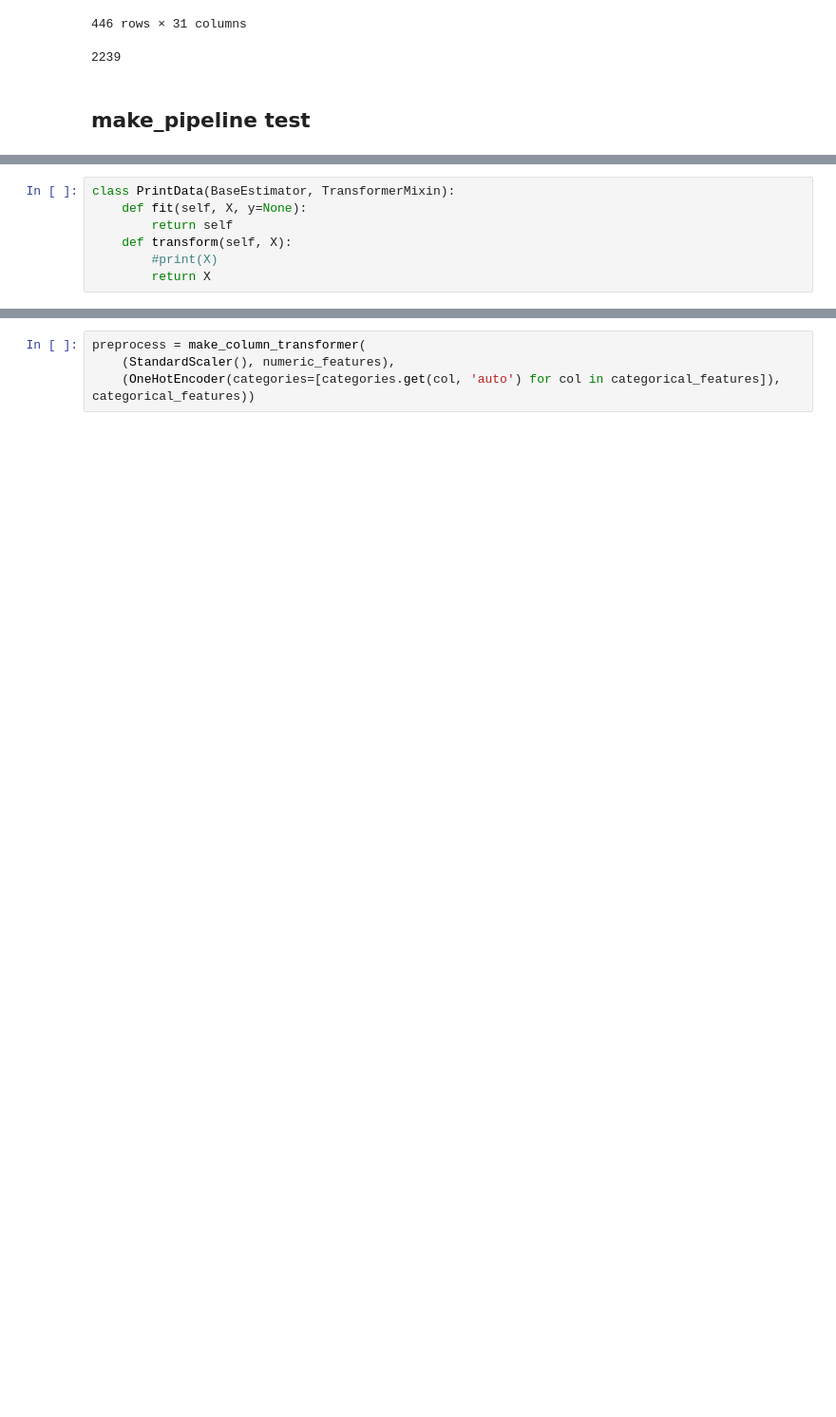
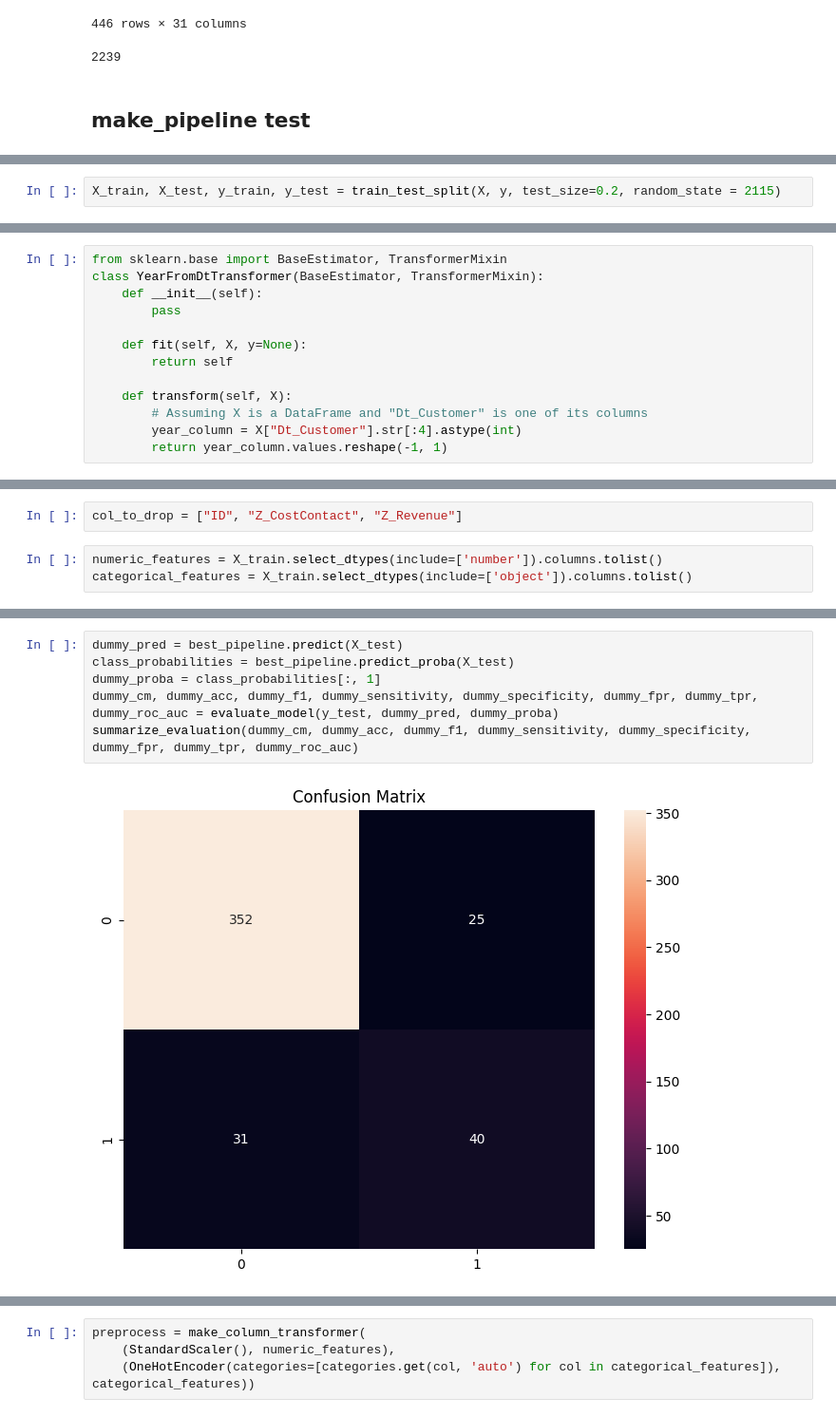
Before and after one commit to Michciak/DataGigaChads_BHL9, a Jupyter notebook: pipeline_test.ipynb, the cells around one changed output, grey strips where cells are left out. Shown at 95% size. Drawn from its saved outputs; the diff is of its cells as text; blank space fills up the shorter version.

Commit message:
learning pipeline + xgb

```diff
--- a/pipeline_test.ipynb
+++ b/pipeline_test.ipynb
@@ -114,0 +149,2 @@ class ColumnRemover(BaseEstimator, TransformerMixin):
+# %%
+X_train, X_test, y_train, y_test = train_test_split(X, y, test_size=0.2, random_state = 2115)
@@ -115,7 +176,13 @@ class ColumnRemover(BaseEstimator, TransformerMixin):
 # %%
-class PrintData(BaseEstimator, TransformerMixin):
+from sklearn.base import BaseEstimator, TransformerMixin
+class YearFromDtTransformer(BaseEstimator, TransformerMixin):
+    def __init__(self):
+        pass
+
     def fit(self, X, y=None):
         return self
+
     def transform(self, X):
-        #print(X)
-        return X
+        # Assuming X is a DataFrame and "Dt_Customer" is one of its columns
+        year_column = X["Dt_Customer"].str[:4].astype(int)
+        return year_column.values.reshape(-1, 1)
@@ -121,0 +235,5 @@ class PrintData(BaseEstimator, TransformerMixin):
+# %%
+col_to_drop = ["ID", "Z_CostContact", "Z_Revenue"]
+# %%
+numeric_features = X_train.select_dtypes(include=['number']).columns.tolist()
+categorical_features = X_train.select_dtypes(include=['object']).columns.tolist()
@@ -121,0 +372,8 @@ class PrintData(BaseEstimator, TransformerMixin):
+# %%
+dummy_pred = best_pipeline.predict(X_test)
+class_probabilities = best_pipeline.predict_proba(X_test)
+dummy_proba = class_probabilities[:, 1]
+dummy_cm, dummy_acc, dummy_f1, dummy_sensitivity, dummy_specificity, dummy_fpr, dummy_tpr, dummy_roc_auc = evaluate_model(y_test, dummy_pred, dummy_proba)
+summarize_evaluation(dummy_cm, dummy_acc, dummy_f1, dummy_sensitivity, dummy_specificity, dummy_fpr, dummy_tpr, dummy_roc_auc)
+# %% [output]
+[figure, added]
```
Also changed, not shown: parts of 23 cells of this notebook, 1 other file.
